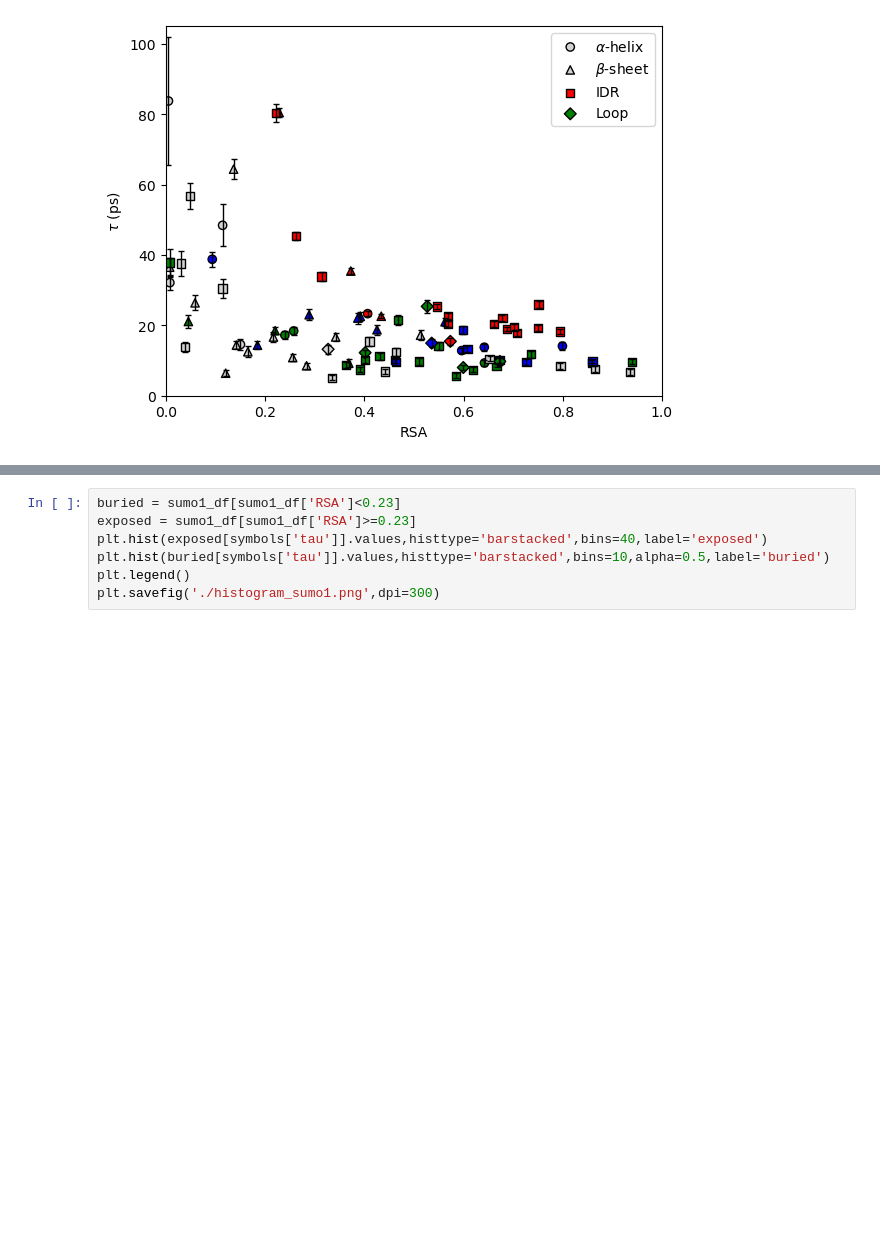
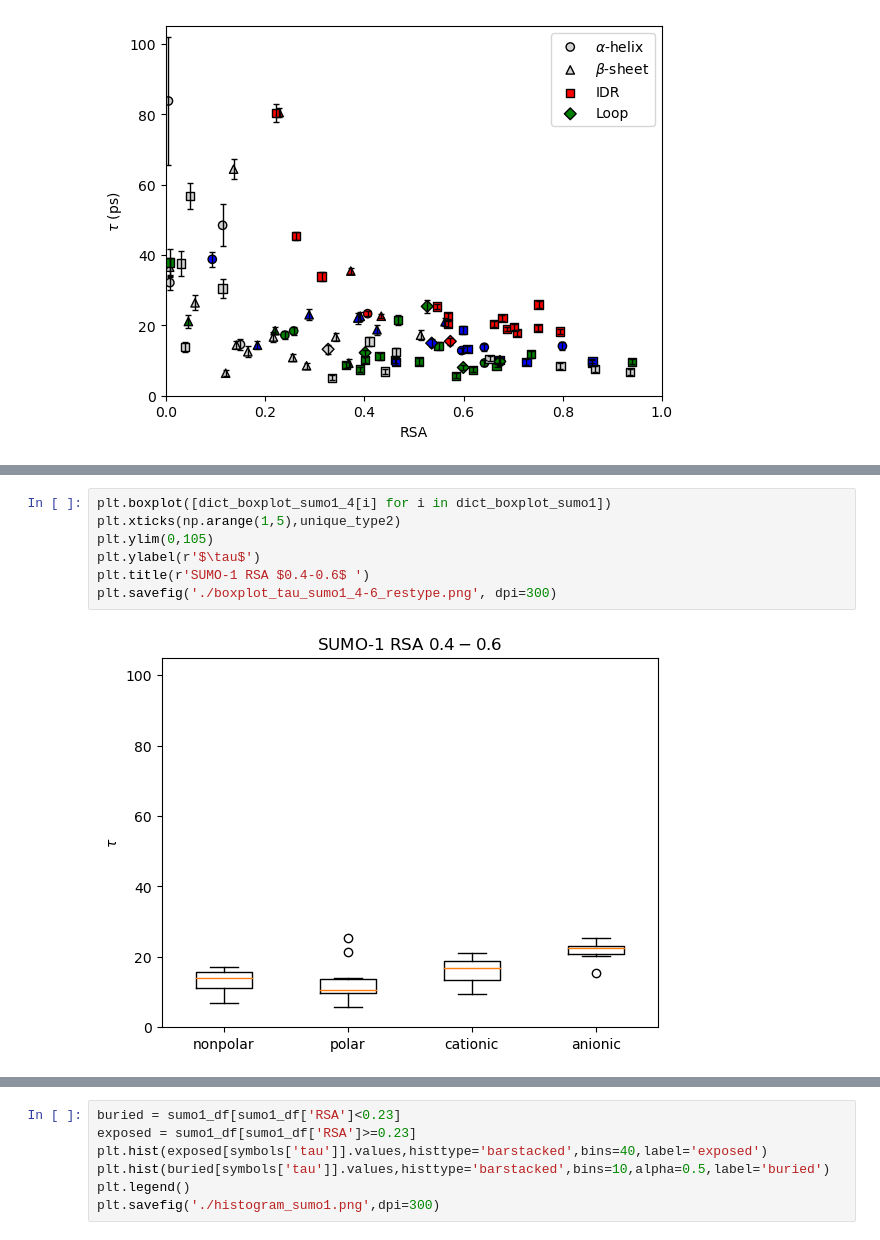
Before and after one commit to hpoudel1/SUMO-1_UBC9_dataset, a Jupyter notebook: residue_Ct_analysis/Computing C(t) confidence.ipynb, the cells around one changed output, grey strips where cells are left out. Cells and saved outputs as stored; diff of their text form; blank space fills up the shorter version.

```diff
--- a/residue_Ct_analysis/Computing C(t) confidence.ipynb
+++ b/residue_Ct_analysis/Computing C(t) confidence.ipynb
@@ -717,0 +723,9 @@ $\mathbf{Figure\; 9}$
+# %%
+plt.boxplot([dict_boxplot_sumo1_4[i] for i in dict_boxplot_sumo1])
+plt.xticks(np.arange(1,5),unique_type2)
+plt.ylim(0,105)
+plt.ylabel(r'$\tau$')
+plt.title(r'SUMO-1 RSA $0.4-0.6$ ')
+plt.savefig('./boxplot_tau_sumo1_4-6_restype.png', dpi=300)
+# %% [output]
+[figure, added]
```
Also changed, not shown: parts of 71 cells of this notebook, 7 other files.
